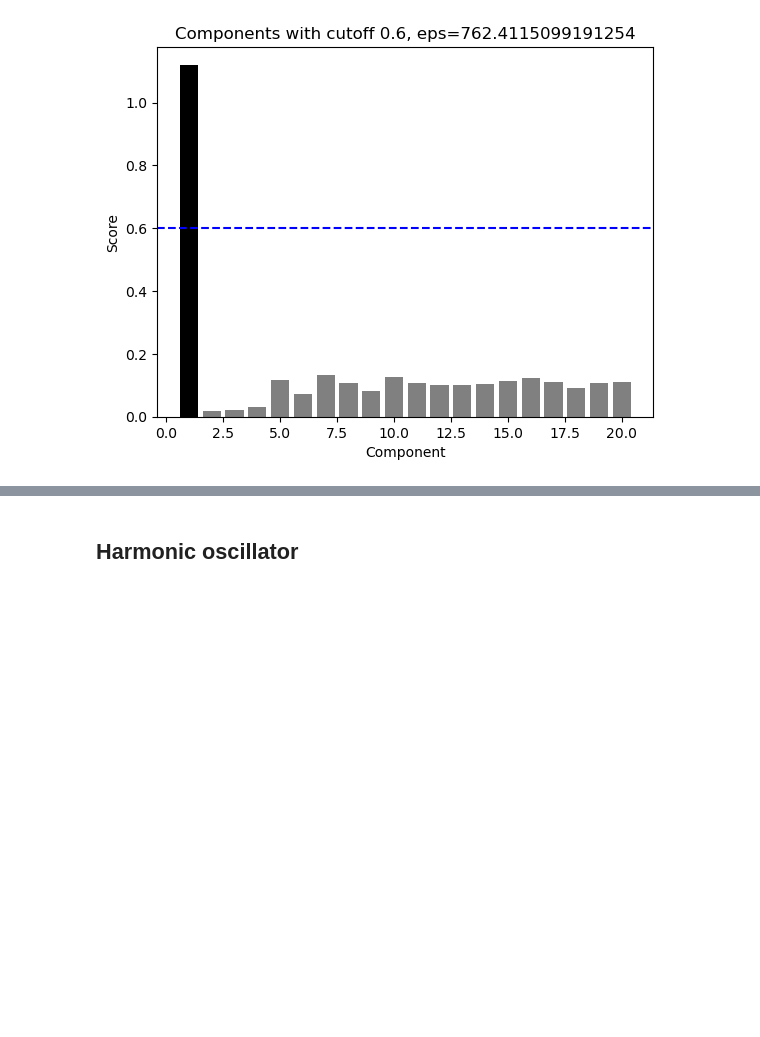
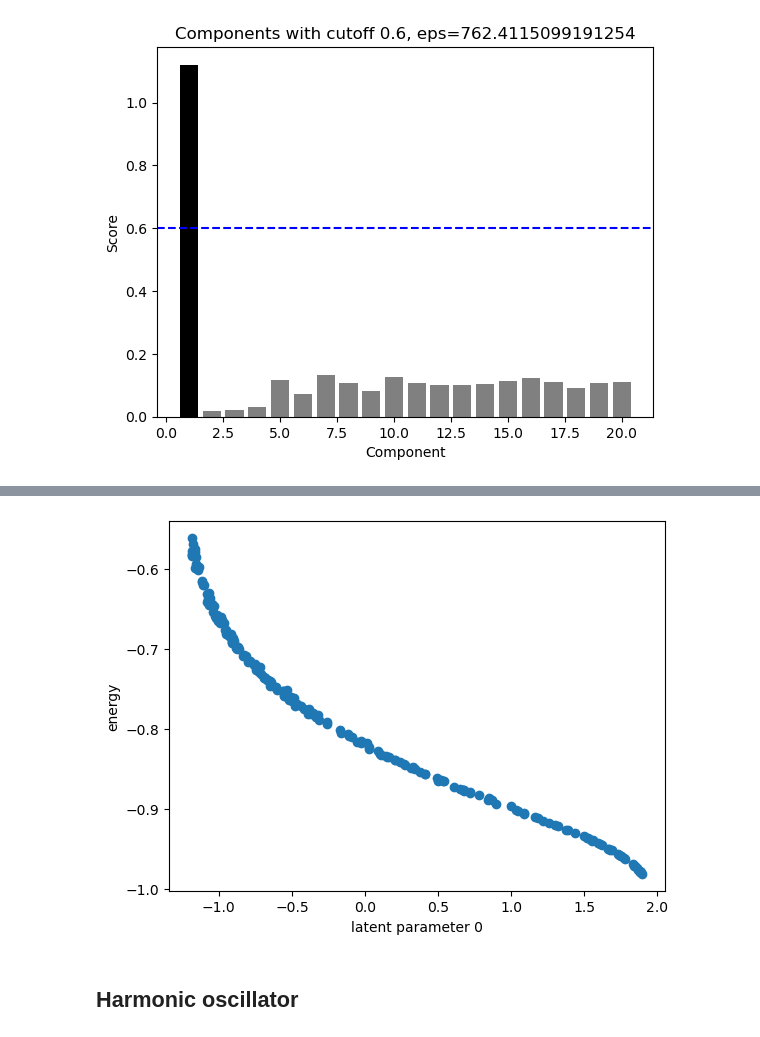
Before and after one commit to waleko/ai-prentice-conservation-laws, a Jupyter notebook: Replicating Soljacic.ipynb, the cells around one changed output, grey strips where cells are left out. Saved outputs shown, nothing was run; the diff lists cells and outputs as text; code cells hidden in the pictures; blank space fills up the shorter version.

```diff
--- a/Replicating Soljacic.ipynb
+++ b/Replicating Soljacic.ipynb
@@ -65,3 +81,11 @@ scores, embedding, embed_list = utils.spectral_embedding(W_P, n_neighbors=20)
+# %%
+param0 = embed_list[0]
+plt.scatter(embedding[:,param0], p_energy)
+plt.xlabel(f"latent parameter {param0}")
+plt.ylabel("energy")
+plt.show()
+# %% [output]
+[figure, added]
 # %% [markdown]
 ## Harmonic oscillator
 # %%
```
Also changed, not shown: parts of 15 cells of this notebook.
